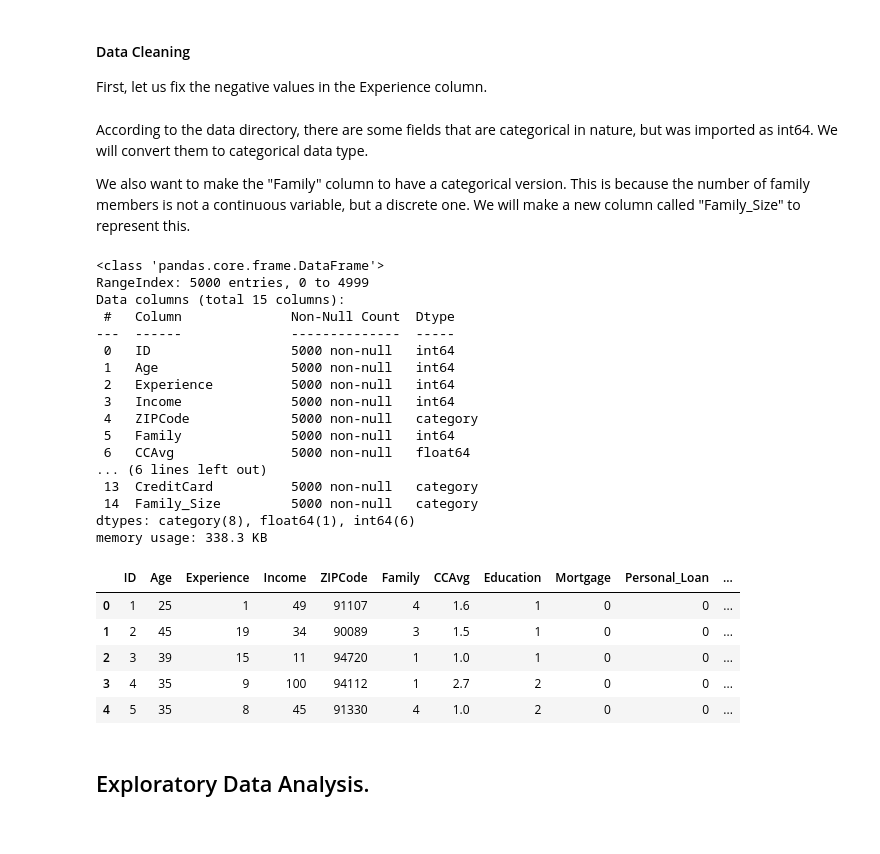
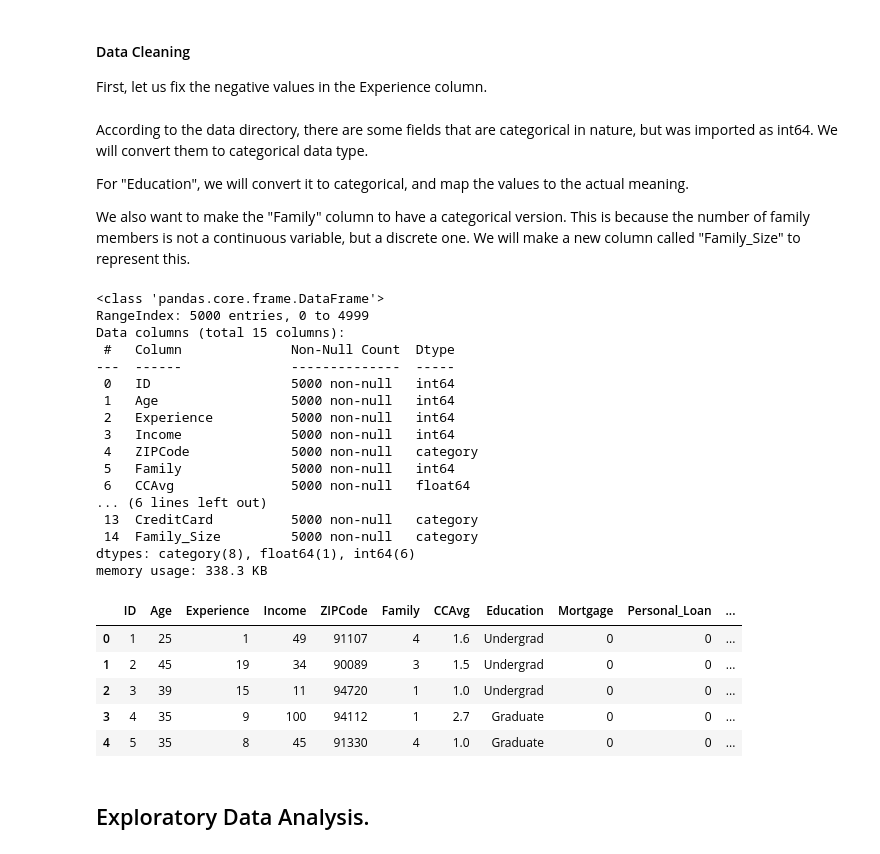
Before and after one commit to tinlong/AIML, a Jupyter notebook: Machine Learning/Project 2/Patrick Leong - SL_Full_Code.ipynb, the cells around one changed output. Drawn from its saved outputs; the diff is of its cells as text; code cells hidden in the pictures.

```diff
--- a/Machine Learning/Project 2/Patrick Leong - SL_Full_Code.ipynb
+++ b/Machine Learning/Project 2/Patrick Leong - SL_Full_Code.ipynb
@@ -41,7 +46,8 @@ import seaborn as sns
 # %% [markdown]
 ## Loading the dataset
 # %%
-df = pd.read_csv('Loan_Modelling.csv')
+loan_modelling = pd.read_csv('Loan_Modelling.csv')
+df = loan_modelling.copy()
 df.head()
 # %% [output]
 |  | ID | Age | Experience | Income | ZIPCode | Family | CCAvg | Education | Mortgage | Personal_Loan | ... |
@@ -133,39 +164,43 @@ df['Experience'] = df['Experience'].abs()
 # %% [markdown]
 According to the data directory, there are some fields that are categorical in nature, but was imported as int64. We will convert them to categorical data type.
 
+For "Education", we will convert it to categorical, and map the values to the actual meaning.
+
 We also want to make the "Family" column to have a categorical version. This is because the number of family members is not a continuous variable, but a discrete one. We will make a new column called "Family_Size" to represent this.
 # %%
-for col in df[['ZIPCode', 'Education', 'Personal_Loan', 'Securities_Account', 'CD_Account', 'Online', 'CreditCard']]:
+for col in df[['ZIPCode', 'Personal_Loan', 'Securities_Account', 'CD_Account', 'Online', 'CreditCard']]:
     df[col] = pd.Categorical(df[col])
+
+df['Education'] = df['Education'].map({1: 'Undergrad', 2: 'Graduate', 3: 'Professional'}).astype('category')
 
 df['Family_Size'] = df['Family'].astype('category')
 
 df.info()
 df.head()
 # %% [output]
 <class 'pandas.core.frame.DataFrame'>
 RangeIndex: 5000 entries, 0 to 4999
 Data columns (total 15 columns):
  #   Column              Non-Null Count  Dtype
 ---  ------              --------------  -----
  0   ID                  5000 non-null   int64
  1   Age                 5000 non-null   int64
  2   Experience          5000 non-null   int64
  3   Income              5000 non-null   int64
  4   ZIPCode             5000 non-null   category
  5   Family              5000 non-null   int64
  6   CCAvg               5000 non-null   float64
 ... (6 lines left out)
  13  CreditCard          5000 non-null   category
  14  Family_Size         5000 non-null   category
 dtypes: category(8), float64(1), int64(6)
 memory usage: 338.3 KB
 |  | ID | Age | Experience | Income | ZIPCode | Family | CCAvg | Education | Mortgage | Personal_Loan | ... |
-| 0 | 1 | 25 | 1 | 49 | 91107 | 4 | 1.6 | 1 | 0 | 0 | ... |
-| 1 | 2 | 45 | 19 | 34 | 90089 | 3 | 1.5 | 1 | 0 | 0 | ... |
-| 2 | 3 | 39 | 15 | 11 | 94720 | 1 | 1.0 | 1 | 0 | 0 | ... |
-| 3 | 4 | 35 | 9 | 100 | 94112 | 1 | 2.7 | 2 | 0 | 0 | ... |
-| 4 | 5 | 35 | 8 | 45 | 91330 | 4 | 1.0 | 2 | 0 | 0 | ... |
+| 0 | 1 | 25 | 1 | 49 | 91107 | 4 | 1.6 | Undergrad | 0 | 0 | ... |
+| 1 | 2 | 45 | 19 | 34 | 90089 | 3 | 1.5 | Undergrad | 0 | 0 | ... |
+| 2 | 3 | 39 | 15 | 11 | 94720 | 1 | 1.0 | Undergrad | 0 | 0 | ... |
+| 3 | 4 | 35 | 9 | 100 | 94112 | 1 | 2.7 | Graduate | 0 | 0 | ... |
+| 4 | 5 | 35 | 8 | 45 | 91330 | 4 | 1.0 | Graduate | 0 | 0 | ... |
 # %% [markdown]
 ## Exploratory Data Analysis.
 # %% [markdown]
```
Also changed, not shown: parts of 91 cells of this notebook.
